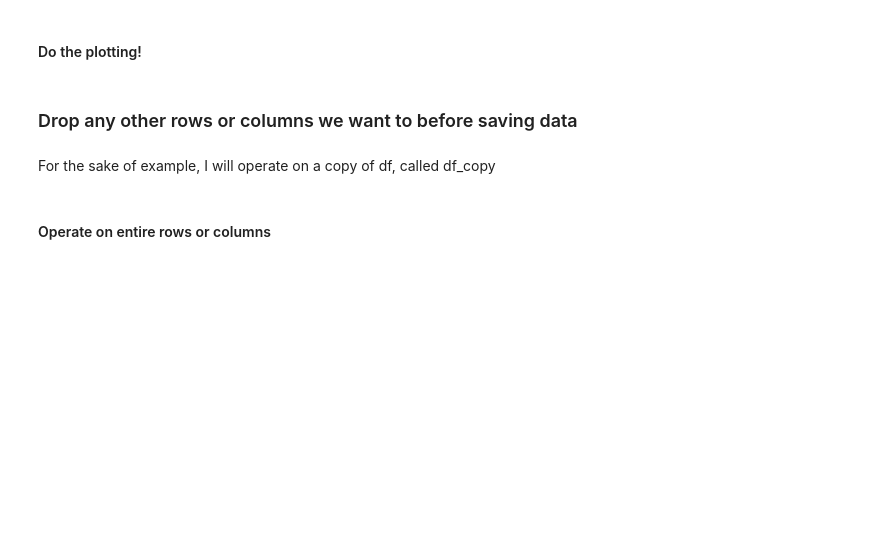
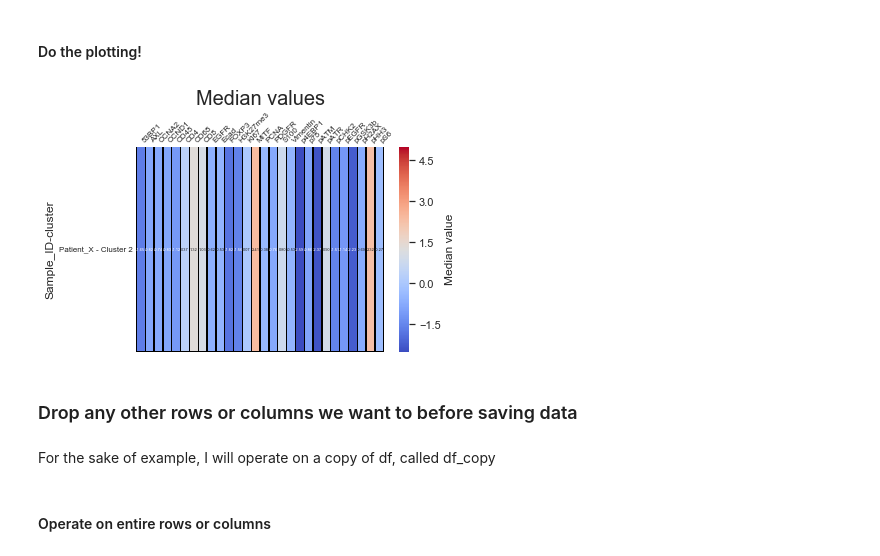
Before and after one commit to biodev/cycIF-workflow, a Jupyter notebook: MG_KMeans.ipynb, the cells around one changed output. Cells and saved outputs as stored; diff of their text form; code cells hidden in the pictures; blank space fills up the shorter version.

Commit message:
fixed median heatmap in kmeans and end of finals week changes

```diff
--- a/MG_KMeans.ipynb
+++ b/MG_KMeans.ipynb
@@ -1362,5 +1425,5 @@ What if we want to include one or more of our dropped rows? We can append those
 # %%
-counts_subset.append(cluster_sample_counts.loc[['GZ10.1'],:])
+#counts_subset.append(cluster_sample_counts.loc[['GZ10.1'],:])
 # %% [markdown]
 We also want to create a copy of our original dataframe to use for finding the medians. As before, we will be exchanging original sample labels with other labels. Unlike before, we will not be combining rows until the very end. Row renaming will occur more simply.
 # %%
@@ -1370,11 +1433,11 @@ for_medians = df.copy()
 # %%
 # Rename rows as necessary
 
-for_medians.loc[for_medians['Sample_ID'].isin(['GZ10.1','GZ10.2']),['Sample_ID']] = \
-    'Patient_1'
+#for_medians.loc[for_medians['Sample_ID'].isin(['GZ10.1','GZ10.2']),['Sample_ID']] = \
+#    'Patient_1'
 
 
-for_medians.loc[for_medians['Sample_ID'].isin(['GZ7.1','GZ7.2']),['Sample_ID']] = \
-    'Patient_2'
+for_medians.loc[for_medians['Sample_ID'].isin(['A_GZ2','B_GZ1','C_GZ5']),['Sample_ID']] = \
+    'Patient_X'
 
 for_medians.Sample_ID.unique()
@@ -1383,11 +1457,12 @@ for_medians.loc[~for_medians['Sample_ID'].isin(['Patient_2', 'Patient_1']),['Sam
 # %%
+## We ALSO need to drop rows from the `for_medians` df as necessary, so that it matches our `counts_subset` item
 # Drop rows as necessary
 
 # Drop everything that isn't 'Patient_1'
-drop_indices = for_medians.loc[for_medians['Sample_ID'] != 'Patient_1',:].index
+drop_indices = for_medians.loc[for_medians['Sample_ID'] != 'Patient_X',:].index
 
 # Or maybe we want to drop everything that isn't 'Patient_1' or 'Patient_2'
-drop_indices = for_medians.loc[~for_medians['Sample_ID'].isin(['Patient_2', 'Patient_1']),:].index
+#drop_indices = for_medians.loc[~for_medians['Sample_ID'].isin(['Patient_2', 'Patient_1']),:].index
 
 # The portion through "drop(drop_indices)" gives us a dataframe with the rows we don't want removed
 for_medians = for_medians.drop(drop_indices)
@@ -1440,8 +1541,9 @@ Using `medians` and `props_subset_bool`, drop all indices in `medians` where the
 # %%
 drop_indices = []
 # iterate through first five rows in medians
-for i in range(5):
-    print(medians.iloc[i,:].name)
+# this should be # of clusters instead!!
+for i in range(medians.shape[0]):
+#for i in range(5):
     # extract the sample and cluster IDs from that row
     sample = medians.iloc[i,:].name[0]
     cluster = medians.iloc[i,:].name[1]
@@ -1478,34 +1595,37 @@ medians[['53BP1','AXL']].head()
 # %%
 vmin = -2.5
 vmax = 5
 
 sb.set()
 
 x_axis_labels = medians.columns.values.tolist()
-y_axis_labels = [medians.iloc[i,:].name[0] + " - Cluster " + str(medians.iloc[i,:].name[1]) for i in range(data.shape[0])]
+y_axis_labels = [medians.iloc[i,:].name[0] + " - Cluster " +
+                 str(medians.iloc[i,:].name[1]) for i in range(medians.shape[0])]
 
-ax = sb.heatmap(data.loc[:,~data.columns.isin(not_intensities)], vmin=vmin, vmax=vmax,
-                 annot=data.loc[:,~data.columns.isin(not_intensities)],
+ax = sb.heatmap(medians.loc[:,~medians.columns.isin(not_intensities)], vmin=vmin, vmax=vmax,
+                 annot=medians.loc[:,~medians.columns.isin(not_intensities)],
                 annot_kws={"size": 4},fmt='.2f',
                 linewidths = 0.33, linecolor = 'black',
                  xticklabels=x_axis_labels, yticklabels=y_axis_labels,
                  cbar_kws = {'label':'Median value'},
                  cmap = 'coolwarm'
                 )
 plt.yticks(rotation=0, size = 8)
 ax.xaxis.tick_top() # x axis on top
 ax.xaxis.set_label_position('top')
 ax.tick_params(length=0)
 plt.xticks(rotation=45, size = 8)
 plt.setp(ax.xaxis.get_majorticklabels(), ha='left')
 
 
 ax.set_title(label = "Median values", fontsize = 20)
 plt.tight_layout()
 
 filename = "median_values.png"
 filename = os.path.join(output_images_dir, filename)
 plt.savefig(filename,dpi=300)
+# %% [output]
+[figure, added]
 # %% [markdown]
 ### Drop any other rows or columns we want to before saving data
 # %%
```
Also changed, not shown: parts of 47 cells of this notebook, 3 other files.
